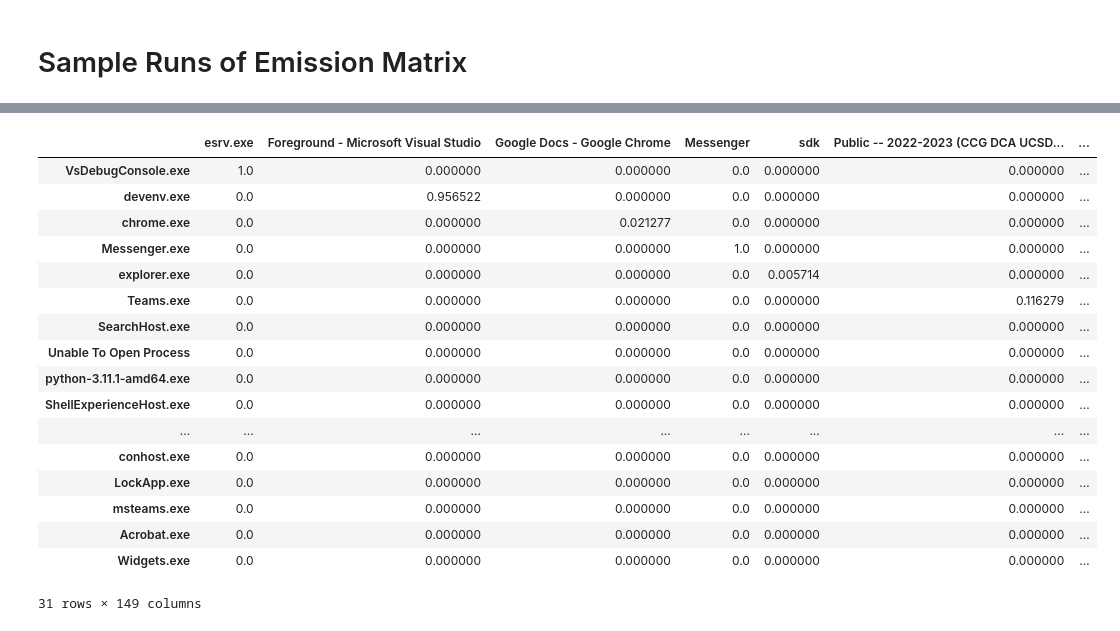
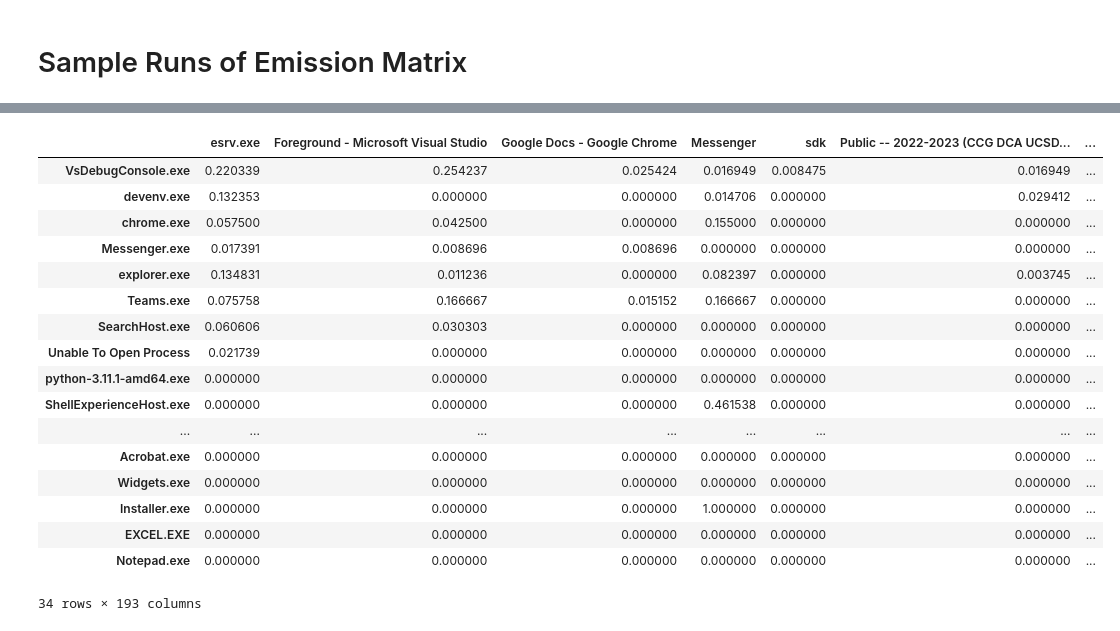
Before and after one commit to miloncl/System-Usage-Analysis, a Jupyter notebook: HMM.ipynb, the cells around one changed output, grey strips where cells are left out. Saved outputs shown, nothing was run; the diff lists cells and outputs as text; code cells hidden in the pictures.

Commit message:
fix emission, out files, more cmts

```diff
--- a/HMM.ipynb
+++ b/HMM.ipynb
@@ -16,7 +16,7 @@ import matplotlib as plt
 # %% [markdown]
 # Data Loading
 # %%
-df = pd.read_csv('dataUser2.csv') # may be changed into user 2
+df1 = pd.read_csv('dataUser1.csv')
 # %%
 df2 = pd.read_csv('dataUser2.csv')
 # %% [markdown]
@@ -167,7 +206,7 @@ def get_clean_data_for_tabs(df):
     # Get data and clean Missing Strings
     exes = df[df['ID_INPUT'] == 4]['VALUE'].reset_index()['VALUE']
     df = df[df['ID_INPUT'] == 3].reset_index()
-    lst = df['VALUE'].apply(lambda r: "File Explorer" if r == "Missing String." else r).tolist()
+    lst = df['VALUE'].apply(lambda r: "File Explorer" if (r == "Missing String." or pd.isnull(r)) else r).tolist()
 
     arr = []
     indx = []
@@ -296,23 +375,24 @@ def emission_mt(executables, apps):
 # %%
-emission_prob, emission_matrix = emission_mt(executables2, apps2) # on user 2
+emission_prob2, emission_matrix2 = emission_mt(executables2, apps2)
+save_to_file(emission_matrix2, "outputs/HMM/emission_mt_user2", outfile_ext = 'txt')
 # %%
-emission_matrix
+emission_matrix2
 # %% [output]
 |  | esrv.exe | Foreground - Microsoft Visual Studio | Google Docs - Google Chrome | Messenger | sdk | Public -- 2022-2023 (CCG DCA UCSD... | ... |
-| VsDebugConsole.exe | 1.0 | 0.000000 | 0.000000 | 0.0 | 0.000000 | 0.000000 | ... |
-| devenv.exe | 0.0 | 0.956522 | 0.000000 | 0.0 | 0.000000 | 0.000000 | ... |
-| chrome.exe | 0.0 | 0.000000 | 0.021277 | 0.0 | 0.000000 | 0.000000 | ... |
-| Messenger.exe | 0.0 | 0.000000 | 0.000000 | 1.0 | 0.000000 | 0.000000 | ... |
-| explorer.exe | 0.0 | 0.000000 | 0.000000 | 0.0 | 0.005714 | 0.000000 | ... |
-| Teams.exe | 0.0 | 0.000000 | 0.000000 | 0.0 | 0.000000 | 0.116279 | ... |
-| SearchHost.exe | 0.0 | 0.000000 | 0.000000 | 0.0 | 0.000000 | 0.000000 | ... |
-| Unable To Open Process | 0.0 | 0.000000 | 0.000000 | 0.0 | 0.000000 | 0.000000 | ... |
-| python-3.11.1-amd64.exe | 0.0 | 0.000000 | 0.000000 | 0.0 | 0.000000 | 0.000000 | ... |
-| ShellExperienceHost.exe | 0.0 | 0.000000 | 0.000000 | 0.0 | 0.000000 | 0.000000 | ... |
+| VsDebugConsole.exe | 0.220339 | 0.254237 | 0.025424 | 0.016949 | 0.008475 | 0.016949 | ... |
+| devenv.exe | 0.132353 | 0.000000 | 0.000000 | 0.014706 | 0.000000 | 0.029412 | ... |
+| chrome.exe | 0.057500 | 0.042500 | 0.000000 | 0.155000 | 0.000000 | 0.000000 | ... |
+| Messenger.exe | 0.017391 | 0.008696 | 0.008696 | 0.000000 | 0.000000 | 0.000000 | ... |
+| explorer.exe | 0.134831 | 0.011236 | 0.000000 | 0.082397 | 0.000000 | 0.003745 | ... |
+| Teams.exe | 0.075758 | 0.166667 | 0.015152 | 0.166667 | 0.000000 | 0.000000 | ... |
+| SearchHost.exe | 0.060606 | 0.030303 | 0.000000 | 0.000000 | 0.000000 | 0.000000 | ... |
+| Unable To Open Process | 0.021739 | 0.000000 | 0.000000 | 0.000000 | 0.000000 | 0.000000 | ... |
+| python-3.11.1-amd64.exe | 0.000000 | 0.000000 | 0.000000 | 0.000000 | 0.000000 | 0.000000 | ... |
+| ShellExperienceHost.exe | 0.000000 | 0.000000 | 0.000000 | 0.461538 | 0.000000 | 0.000000 | ... |
 | ... | ... | ... | ... | ... | ... | ... | ... |
-| conhost.exe | 0.0 | 0.000000 | 0.000000 | 0.0 | 0.000000 | 0.000000 | ... |
-| LockApp.exe | 0.0 | 0.000000 | 0.000000 | 0.0 | 0.000000 | 0.000000 | ... |
-| msteams.exe | 0.0 | 0.000000 | 0.000000 | 0.0 | 0.000000 | 0.000000 | ... |
-| Acrobat.exe | 0.0 | 0.000000 | 0.000000 | 0.0 | 0.000000 | 0.000000 | ... |
-| Widgets.exe | 0.0 | 0.000000 | 0.000000 | 0.0 | 0.000000 | 0.000000 | ... |
+| Acrobat.exe | 0.000000 | 0.000000 | 0.000000 | 0.000000 | 0.000000 | 0.000000 | ... |
+| Widgets.exe | 0.000000 | 0.000000 | 0.000000 | 0.000000 | 0.000000 | 0.000000 | ... |
+| Installer.exe | 0.000000 | 0.000000 | 0.000000 | 1.000000 | 0.000000 | 0.000000 | ... |
+| EXCEL.EXE | 0.000000 | 0.000000 | 0.000000 | 0.000000 | 0.000000 | 0.000000 | ... |
+| Notepad.exe | 0.000000 | 0.000000 | 0.000000 | 0.000000 | 0.000000 | 0.000000 | ... |
-31 rows × 149 columns
+34 rows × 193 columns
```
Also changed, not shown: parts of 19 cells of this notebook, 7 other files.
